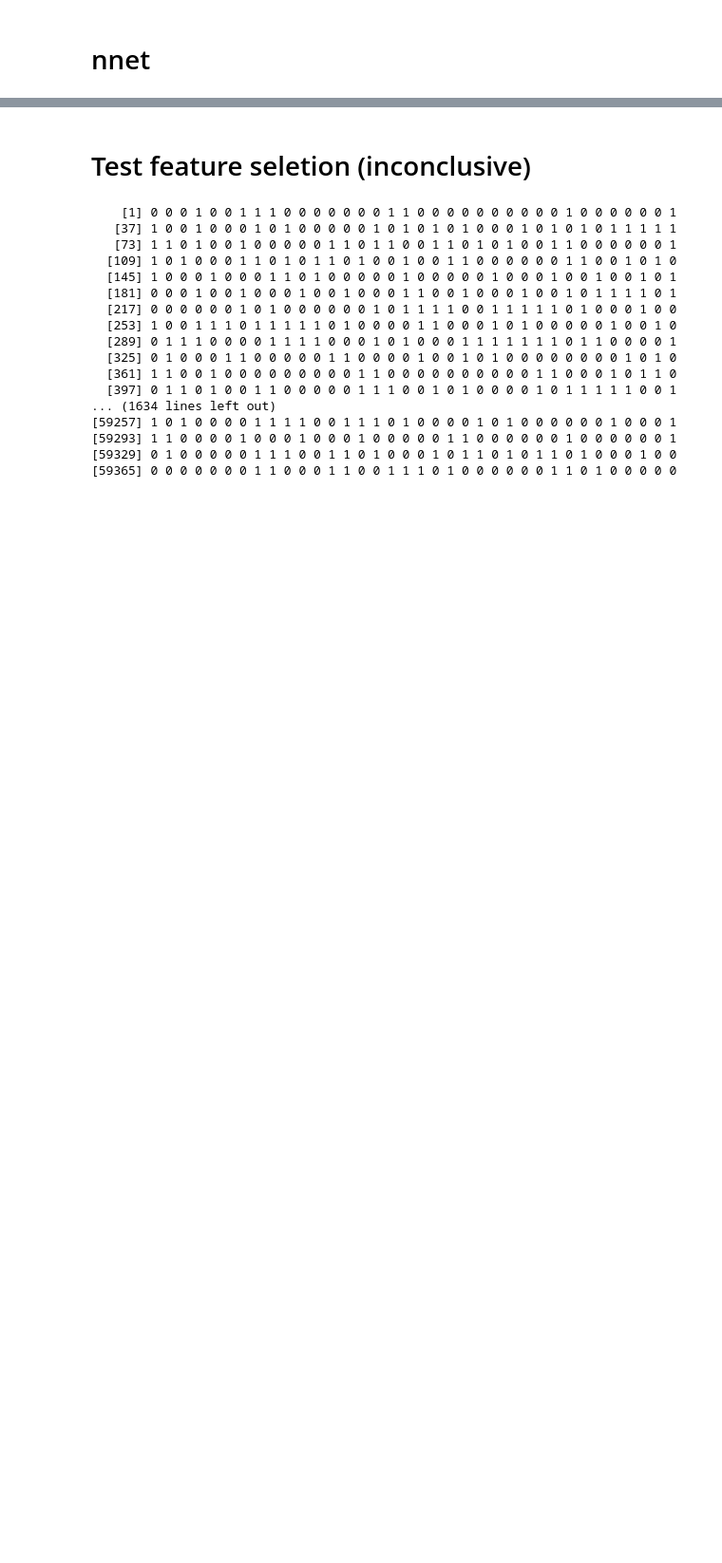
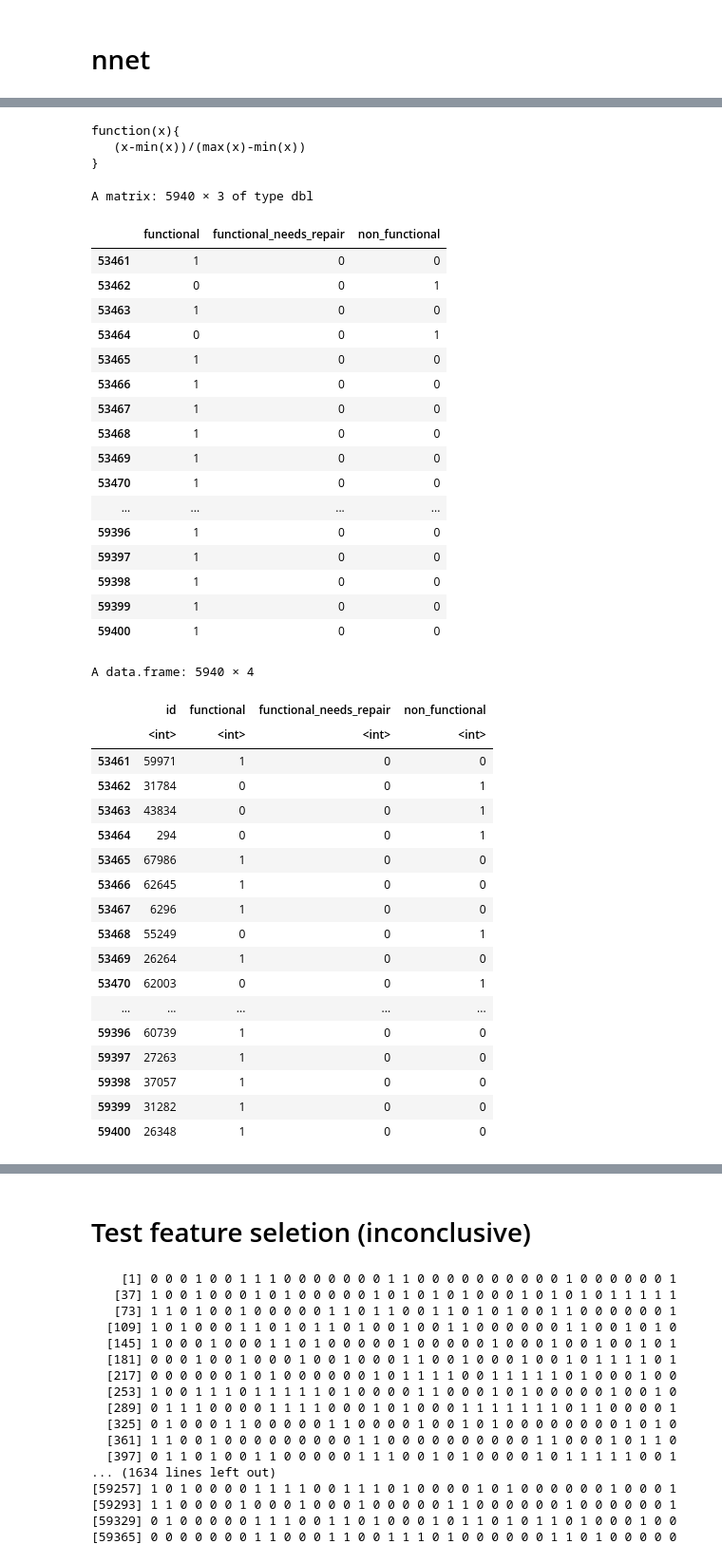
Before and after one commit to Maxlanglet/Projet_ML, a Jupyter notebook: ReportTemplate.ipynb, the cells around one changed output, grey strips where cells are left out. Shown: that part at 95% size. Cells and saved outputs as stored; diff of their text form; code cells hidden in the pictures; blank space fills up the shorter version.

```diff
--- a/ReportTemplate.ipynb
+++ b/ReportTemplate.ipynb
@@ -472,6 +478,6 @@ DS<-cbind(X_tr,status_group=Y_tr)
 DS$status_group<-factor(DS$status_group)
 
 
-model<- nnet(status_group~.,data=DS, size=5, decay=1.0e-5, maxit=1000, trace=T)#1000 max iterations ?
+model<- nnet(status_group~.,data=DS, size=10, maxit=1000, trace=T, MaxNWts=2000)#1000 max iterations ?
 Y_hat_ts<- predict(model,X_ts)
 # %% [output]
@@ -494 +500,54 @@ final  value 35690.221960
 converged
+# %%
+function(x){
+   (x-min(x))/(max(x)-min(x))
+}
+
+Y_hat <- t(apply(Y_hat_ts, 1, function(x)(x-min(x))/(max(x)-min(x))))
+
+Y_hat[,1] <- ifelse(Y_hat[,1] < 0.99,0,1)
+Y_hat[,2] <- ifelse(Y_hat[,2] < 0.99,0,1)
+Y_hat[,3] <- ifelse(Y_hat[,3] < 0.99,0,1)
+Y_hat
+Y_onehot
+# %% [output]
+function(x){
+   (x-min(x))/(max(x)-min(x))
+}
+A matrix: 5940 × 3 of type dbl
+|  | functional | functional_needs_repair | non_functional |
+| 53461 | 1 | 0 | 0 |
+| 53462 | 0 | 0 | 1 |
+| 53463 | 1 | 0 | 0 |
+| 53464 | 0 | 0 | 1 |
+| 53465 | 1 | 0 | 0 |
+| 53466 | 1 | 0 | 0 |
+| 53467 | 1 | 0 | 0 |
+| 53468 | 1 | 0 | 0 |
+| 53469 | 1 | 0 | 0 |
+| 53470 | 1 | 0 | 0 |
+| ... | ... | ... | ... |
+| 59396 | 1 | 0 | 0 |
+| 59397 | 1 | 0 | 0 |
+| 59398 | 1 | 0 | 0 |
+| 59399 | 1 | 0 | 0 |
+| 59400 | 1 | 0 | 0 |
+A data.frame: 5940 × 4
+|  | id | functional | functional_needs_repair | non_functional |
+|  | <int> | <int> | <int> | <int> |
+| 53461 | 59971 | 1 | 0 | 0 |
+| 53462 | 31784 | 0 | 0 | 1 |
+| 53463 | 43834 | 0 | 0 | 1 |
+| 53464 | 294 | 0 | 0 | 1 |
+| 53465 | 67986 | 1 | 0 | 0 |
+| 53466 | 62645 | 1 | 0 | 0 |
+| 53467 | 6296 | 1 | 0 | 0 |
+| 53468 | 55249 | 0 | 0 | 1 |
+| 53469 | 26264 | 1 | 0 | 0 |
+| 53470 | 62003 | 0 | 0 | 1 |
+| ... | ... | ... | ... | ... |
+| 59396 | 60739 | 1 | 0 | 0 |
+| 59397 | 27263 | 1 | 0 | 0 |
+| 59398 | 37057 | 1 | 0 | 0 |
+| 59399 | 31282 | 1 | 0 | 0 |
+| 59400 | 26348 | 1 | 0 | 0 |
```
Also changed, not shown: parts of 15 cells of this notebook.
